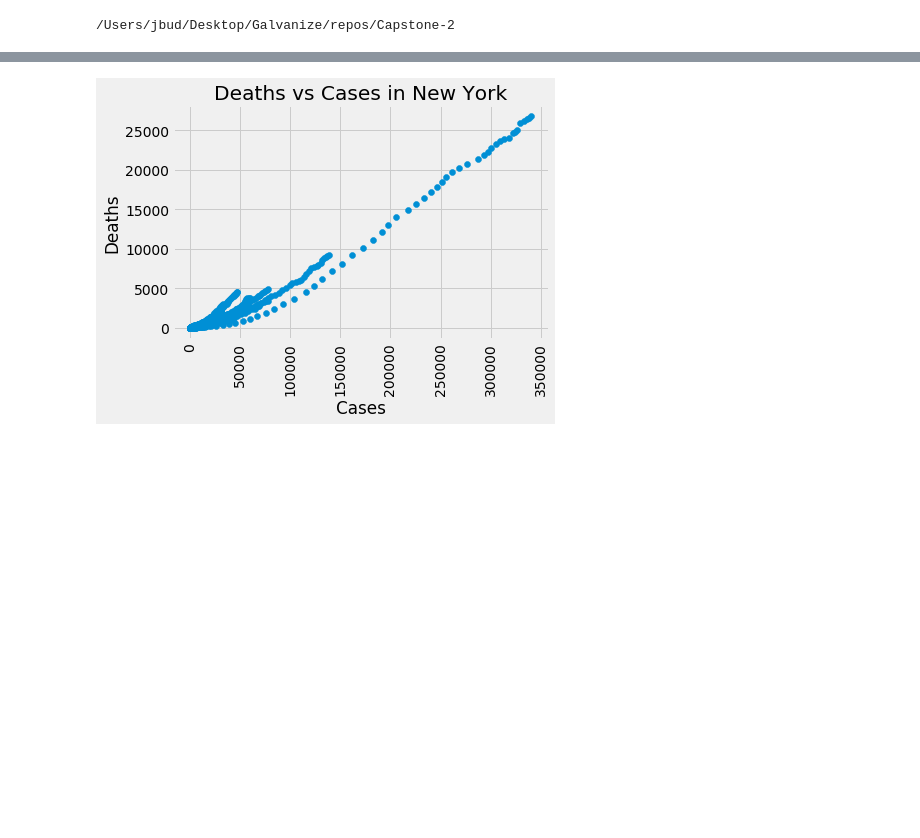
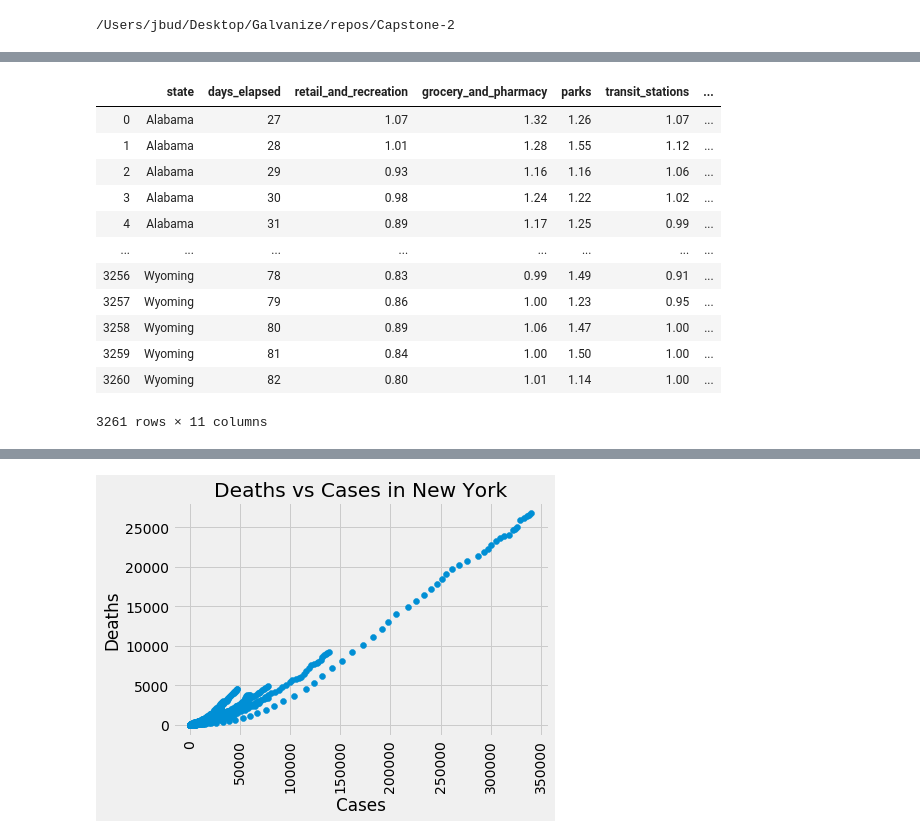
Before and after one commit to Jbudnick/Covid-19-Forecasting, a Jupyter notebook: notebooks/EDA.ipynb, the cells around one changed output, grey strips where cells are left out. Drawn from its saved outputs; the diff is of its cells as text; code cells hidden in the pictures; blank space fills up the shorter version.

```diff
--- a/notebooks/EDA.ipynb
+++ b/notebooks/EDA.ipynb
@@ -384,0 +396,16 @@ if __name__ == '__main__':
+# %%
+covid_df
+# %% [output]
+|  | state | days_elapsed | retail_and_recreation | grocery_and_pharmacy | parks | transit_stations | ... |
+| 0 | Alabama | 27 | 1.07 | 1.32 | 1.26 | 1.07 | ... |
+| 1 | Alabama | 28 | 1.01 | 1.28 | 1.55 | 1.12 | ... |
+| 2 | Alabama | 29 | 0.93 | 1.16 | 1.16 | 1.06 | ... |
+| 3 | Alabama | 30 | 0.98 | 1.24 | 1.22 | 1.02 | ... |
+| 4 | Alabama | 31 | 0.89 | 1.17 | 1.25 | 0.99 | ... |
+| ... | ... | ... | ... | ... | ... | ... | ... |
+| 3256 | Wyoming | 78 | 0.83 | 0.99 | 1.49 | 0.91 | ... |
+| 3257 | Wyoming | 79 | 0.86 | 1.00 | 1.23 | 0.95 | ... |
+| 3258 | Wyoming | 80 | 0.89 | 1.06 | 1.47 | 1.00 | ... |
+| 3259 | Wyoming | 81 | 0.84 | 1.00 | 1.50 | 1.00 | ... |
+| 3260 | Wyoming | 82 | 0.80 | 1.01 | 1.14 | 1.00 | ... |
+3261 rows × 11 columns
```
Also changed, not shown: parts of 3 cells of this notebook, 1 other file.
